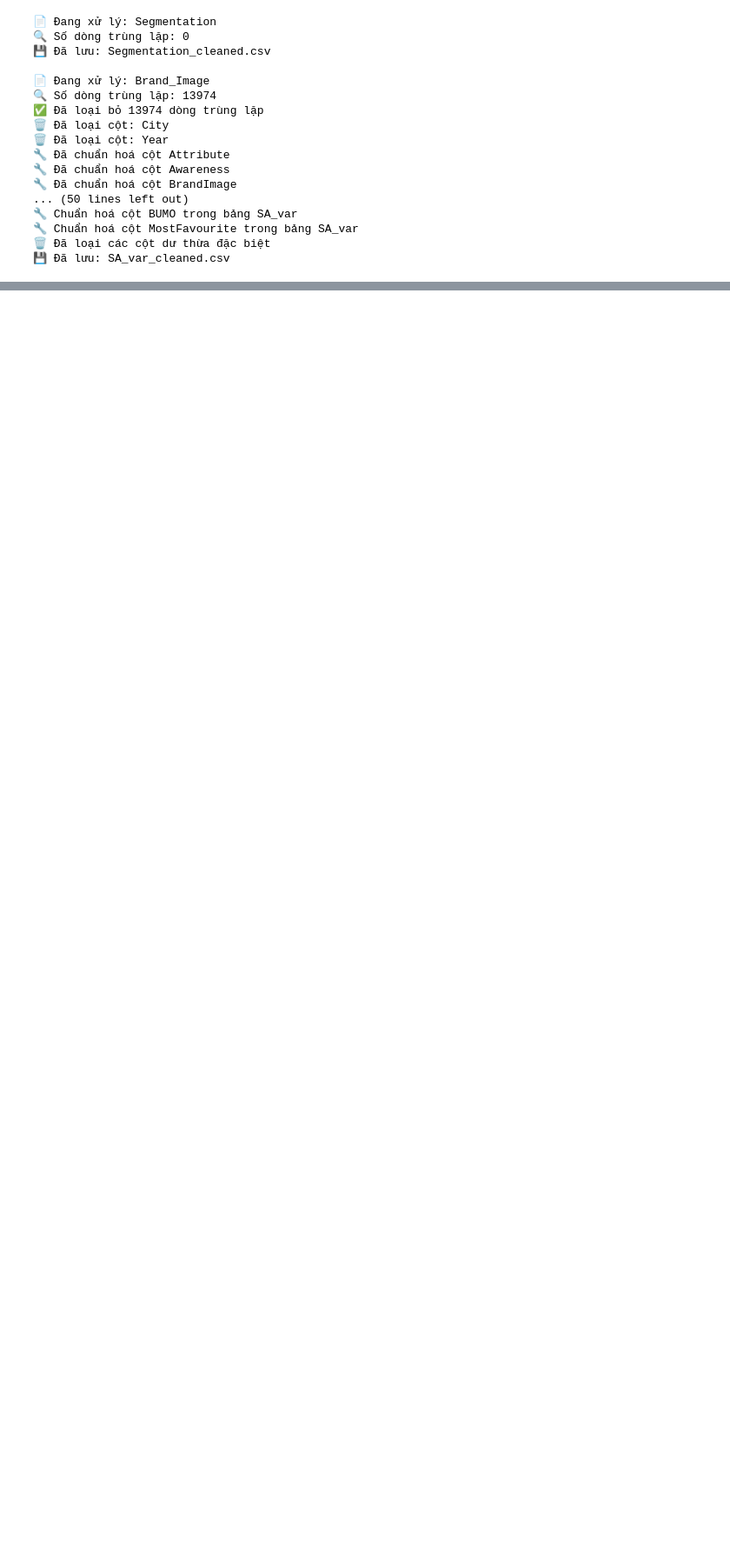
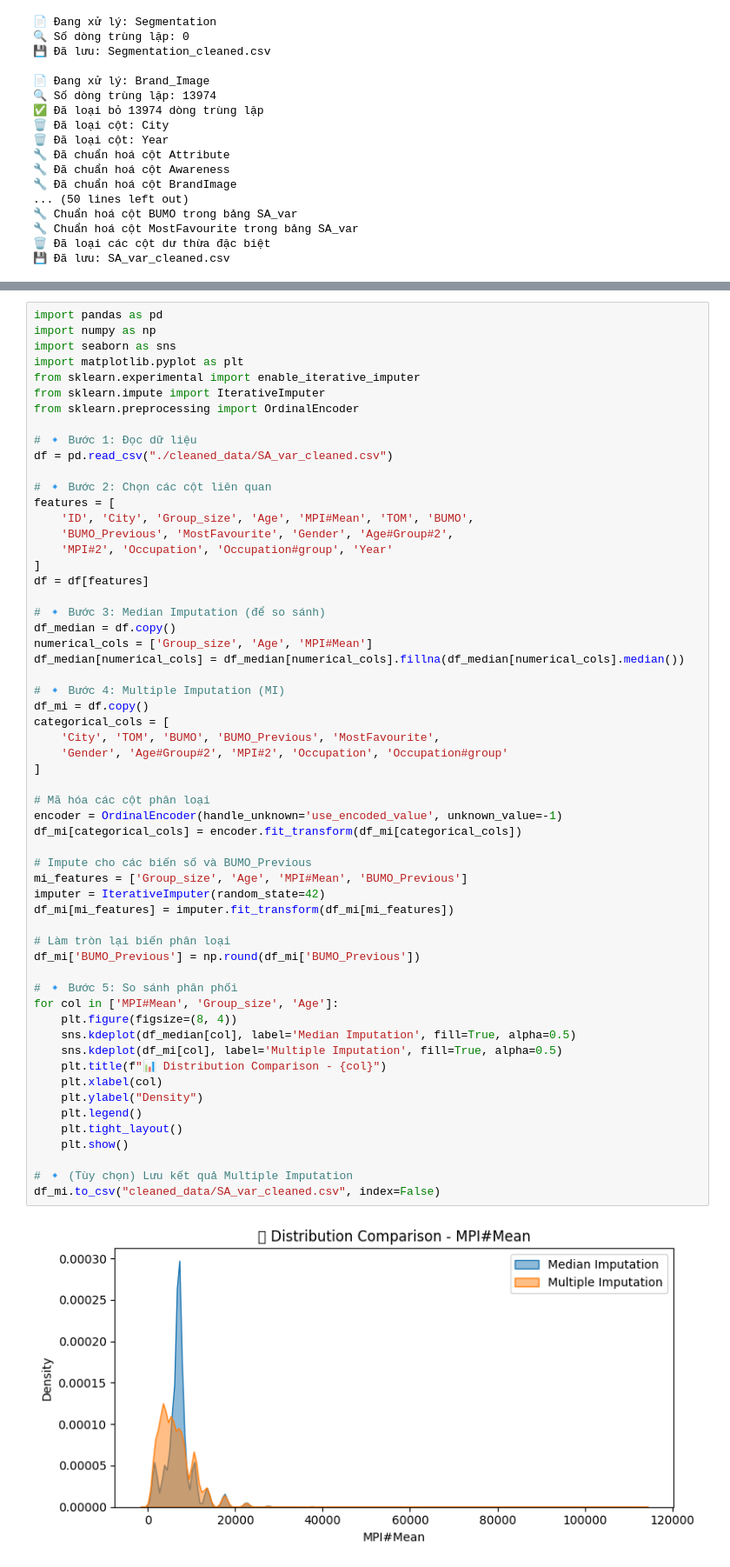
Before and after one commit to Vydethuong/BI-season-9, a Jupyter notebook: Round_1/Dataset Round 01/source.ipynb, the cells around one changed output, grey strips where cells are left out. Shown at 87% size. Saved outputs shown, nothing was run; the diff lists cells and outputs as text; blank space fills up the shorter version.

```diff
--- a/Round_1/Dataset Round 01/source.ipynb
+++ b/Round_1/Dataset Round 01/source.ipynb
@@ -336,3 +349,63 @@ Brand_Likability       64088   86.12
 
 ✅ File: Segmentation_cleaned.csv - KHÔNG có giá trị null
 📏 Tổng số dòng: 4944
+# %%
+import pandas as pd
+import numpy as np
+import seaborn as sns
+import matplotlib.pyplot as plt
+from sklearn.experimental import enable_iterative_imputer
+from sklearn.impute import IterativeImputer
+from sklearn.preprocessing import OrdinalEncoder
+
+# 🔹 Bước 1: Đọc dữ liệu
+df = pd.read_csv("./cleaned_data/SA_var_cleaned.csv")
+
+# 🔹 Bước 2: Chọn các cột liên quan
+features = [
+    'ID', 'City', 'Group_size', 'Age', 'MPI#Mean', 'TOM', 'BUMO',
+    'BUMO_Previous', 'MostFavourite', 'Gender', 'Age#Group#2',
+    'MPI#2', 'Occupation', 'Occupation#group', 'Year'
+]
+df = df[features]
+
+# 🔹 Bước 3: Median Imputation (để so sánh)
+df_median = df.copy()
+numerical_cols = ['Group_size', 'Age', 'MPI#Mean']
+df_median[numerical_cols] = df_median[numerical_cols].fillna(df_median[numerical_cols].median())
+
+# 🔹 Bước 4: Multiple Imputation (MI)
+df_mi = df.copy()
+categorical_cols = [
+    'City', 'TOM', 'BUMO', 'BUMO_Previous', 'MostFavourite',
+    'Gender', 'Age#Group#2', 'MPI#2', 'Occupation', 'Occupation#group'
+]
+
+# Mã hóa các cột phân loại
+encoder = OrdinalEncoder(handle_unknown='use_encoded_value', unknown_value=-1)
+df_mi[categorical_cols] = encoder.fit_transform(df_mi[categorical_cols])
+
+# Impute cho các biến số và BUMO_Previous
+mi_features = ['Group_size', 'Age', 'MPI#Mean', 'BUMO_Previous']
+imputer = IterativeImputer(random_state=42)
+df_mi[mi_features] = imputer.fit_transform(df_mi[mi_features])
+
+# Làm tròn lại biến phân loại
+df_mi['BUMO_Previous'] = np.round(df_mi['BUMO_Previous'])
+
+# 🔹 Bước 5: So sánh phân phối
+for col in ['MPI#Mean', 'Group_size', 'Age']:
+    plt.figure(figsize=(8, 4))
+    sns.kdeplot(df_median[col], label='Median Imputation', fill=True, alpha=0.5)
+    sns.kdeplot(df_mi[col], label='Multiple Imputation', fill=True, alpha=0.5)
+    plt.title(f"📊 Distribution Comparison - {col}")
+    plt.xlabel(col)
+    plt.ylabel("Density")
+    plt.legend()
+    plt.tight_layout()
+    plt.show()
+
+# 🔹 (Tùy chọn) Lưu kết quả Multiple Imputation
+df_mi.to_csv("cleaned_data/SA_var_cleaned.csv", index=False)
+# %% [output]
+[figure, added]
```
Also changed, not shown: parts of 8 cells of this notebook, 3 other files.
